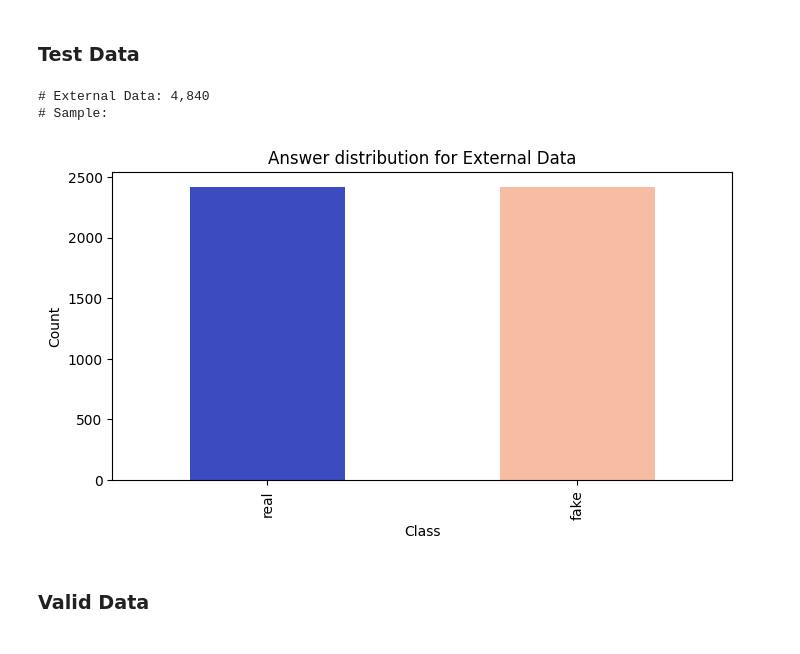
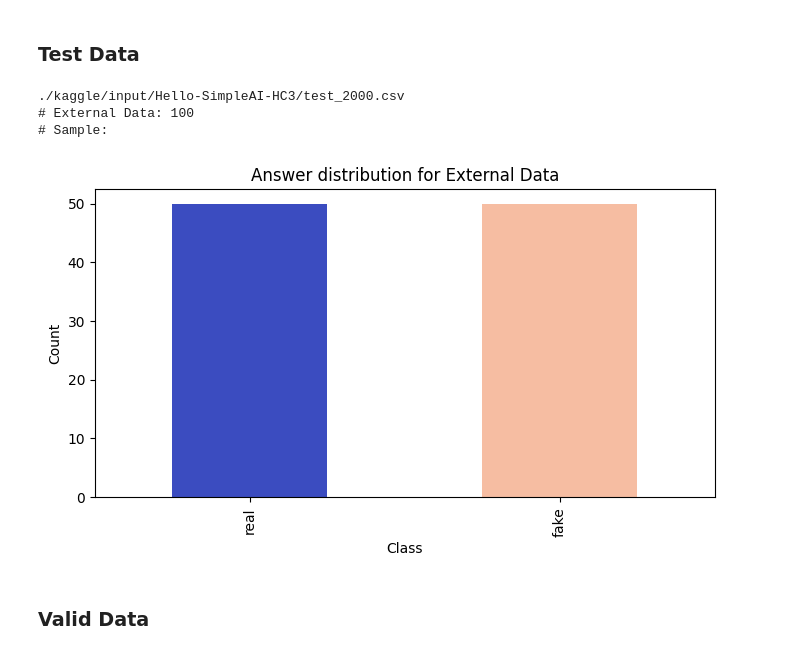
Before and after one commit to dinleo/Kaggle, a Jupyter notebook: llm-detect-ai-generated-text/Main.ipynb, the cells around one changed output. Drawn from its saved outputs; the diff is of its cells as text; code cells hidden in the pictures.

```diff
--- a/llm-detect-ai-generated-text/Main.ipynb
+++ b/llm-detect-ai-generated-text/Main.ipynb
@@ -259,13 +282,15 @@ if CFG.TRAIN:
 ### Test Data
 # %%
 if CFG.TEST:
-    test_df = make_df(CFG.TEST_DATA, CFG.test_att, CFG.num_of_test, CFG.label2name)
+    print(CFG.TEST_DATA_PATH)
+    test_df = make_df(CFG.TEST_DATA_PATH, CFG.test_att, CFG.num_of_test, CFG.label2name)
     show_df(test_df)
     test_df.head(5)
 # %% [output]
-# External Data: 4,840
+./kaggle/input/Hello-SimpleAI-HC3/test_2000.csv
+# External Data: 100
 # Sample:
-[figure, old version]
+[figure, new version]
 # %% [markdown]
 ### Valid Data
 # %%
```
Also changed, not shown: parts of 11 cells of this notebook, 7 other files.
